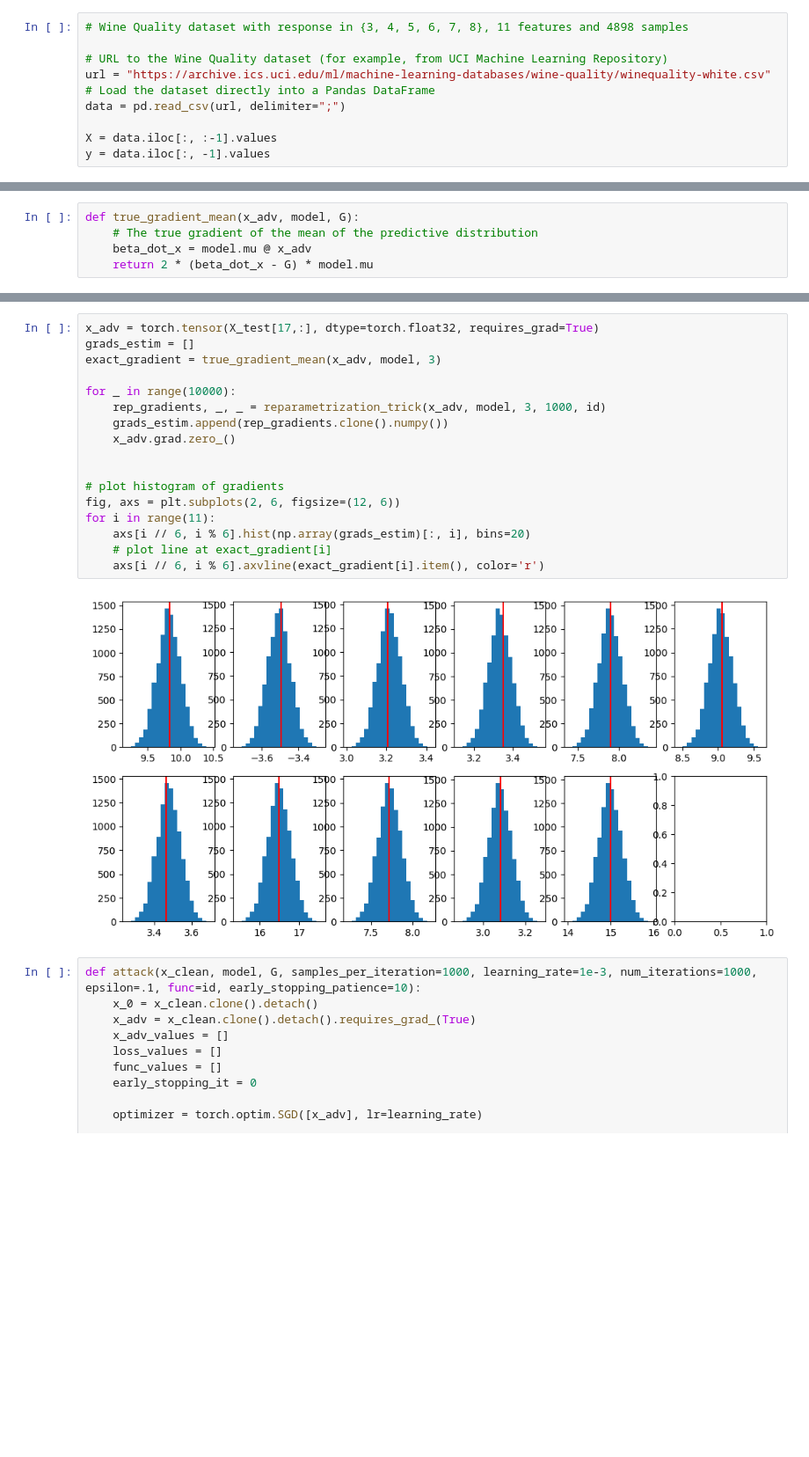
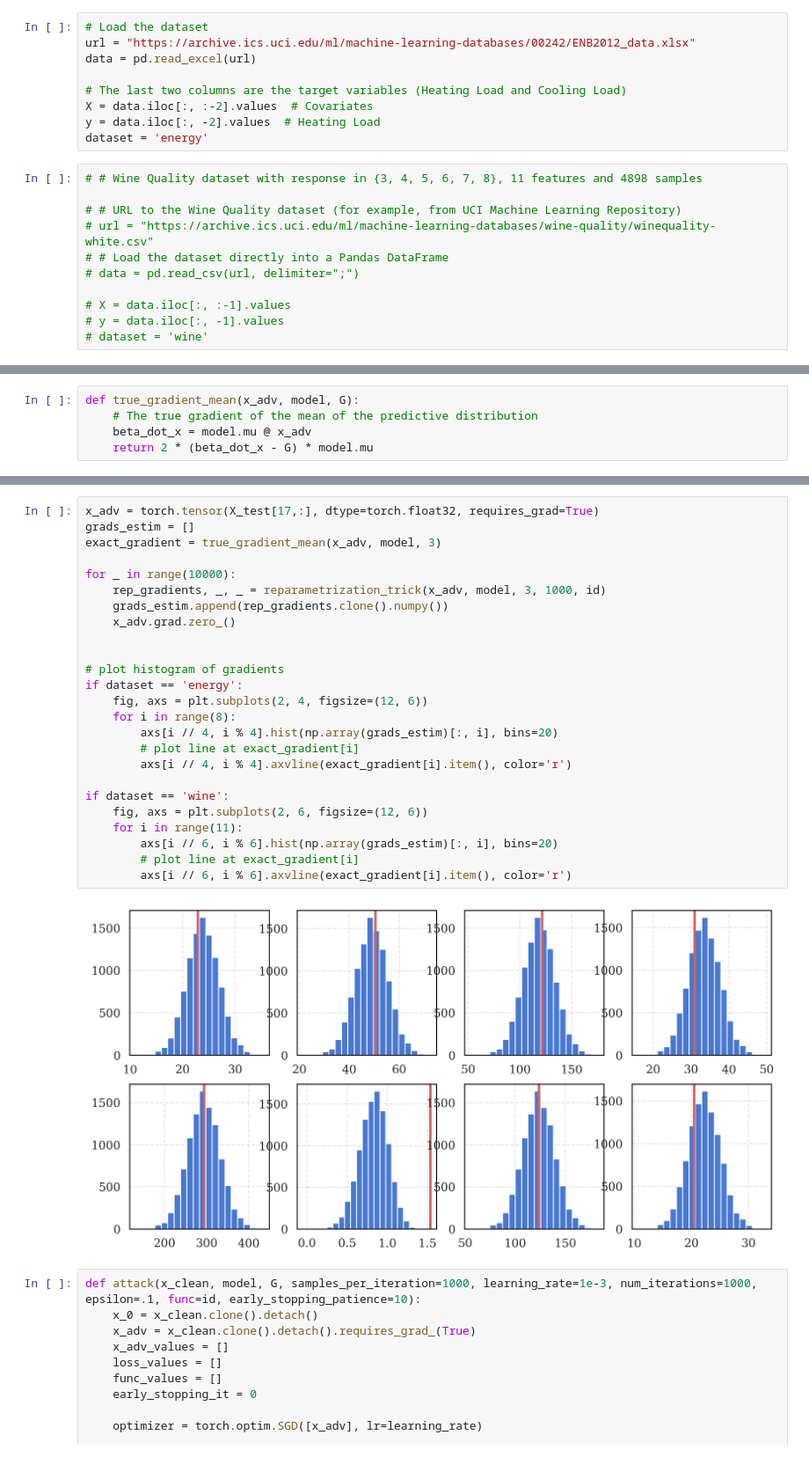
Before and after one commit to pablogarciarce/AdvReg, a Jupyter notebook: notebooks/test_point_attack.ipynb, the cells around one changed output, grey strips where cells are left out. Shown at 88% size. Saved outputs shown, nothing was run; the diff lists cells and outputs as text; blank space fills up the shorter version.

```diff
--- a/notebooks/test_point_attack.ipynb
+++ b/notebooks/test_point_attack.ipynb
@@ -19,13 +43,23 @@ from sklearn.preprocessing import MinMaxScaler
+# %%
+# Load the dataset
+url = "https://archive.ics.uci.edu/ml/machine-learning-databases/00242/ENB2012_data.xlsx"
+data = pd.read_excel(url)
+
+# The last two columns are the target variables (Heating Load and Cooling Load)
+X = data.iloc[:, :-2].values  # Covariates
+y = data.iloc[:, -2].values  # Heating Load
+dataset = 'energy'
 # %%
-# Wine Quality dataset with response in {3, 4, 5, 6, 7, 8}, 11 features and 4898 samples
+# # Wine Quality dataset with response in {3, 4, 5, 6, 7, 8}, 11 features and 4898 samples
 
-# URL to the Wine Quality dataset (for example, from UCI Machine Learning Repository)
-url = "https://archive.ics.uci.edu/ml/machine-learning-databases/wine-quality/winequality-white.csv"
-# Load the dataset directly into a Pandas DataFrame
-data = pd.read_csv(url, delimiter=";")
+# # URL to the Wine Quality dataset (for example, from UCI Machine Learning Repository)
+# url = "https://archive.ics.uci.edu/ml/machine-learning-databases/wine-quality/winequality-white.csv"
+# # Load the dataset directly into a Pandas DataFrame
+# data = pd.read_csv(url, delimiter=";")
 
-X = data.iloc[:, :-1].values
-y = data.iloc[:, -1].values
+# X = data.iloc[:, :-1].values
+# y = data.iloc[:, -1].values
+# dataset = 'wine'
 # %%
 # Normalize the data
 scaler = MinMaxScaler()
@@ -86,22 +120,30 @@ Text(0.5, 0, 'Log10(Samples)')
 # %%
 x_adv = torch.tensor(X_test[17,:], dtype=torch.float32, requires_grad=True)
 grads_estim = []
 exact_gradient = true_gradient_mean(x_adv, model, 3)
 
 for _ in range(10000):
     rep_gradients, _, _ = reparametrization_trick(x_adv, model, 3, 1000, id)
     grads_estim.append(rep_gradients.clone().numpy())
     x_adv.grad.zero_()
 
 
 # plot histogram of gradients
-fig, axs = plt.subplots(2, 6, figsize=(12, 6))
-for i in range(11):
-    axs[i // 6, i % 6].hist(np.array(grads_estim)[:, i], bins=20)
-    # plot line at exact_gradient[i]
-    axs[i // 6, i % 6].axvline(exact_gradient[i].item(), color='r')
+if dataset == 'energy':
+    fig, axs = plt.subplots(2, 4, figsize=(12, 6))
+    for i in range(8):
+        axs[i // 4, i % 4].hist(np.array(grads_estim)[:, i], bins=20)
+        # plot line at exact_gradient[i]
+        axs[i // 4, i % 4].axvline(exact_gradient[i].item(), color='r')
+
+if dataset == 'wine':
+    fig, axs = plt.subplots(2, 6, figsize=(12, 6))
+    for i in range(11):
+        axs[i // 6, i % 6].hist(np.array(grads_estim)[:, i], bins=20)
+        # plot line at exact_gradient[i]
+        axs[i // 6, i % 6].axvline(exact_gradient[i].item(), color='r')
 # %% [output]
-[figure, old version]
+[figure, new version]
 # %%
 def attack(x_clean, model, G, samples_per_iteration=1000, learning_rate=1e-3, num_iterations=1000, epsilon=.1, func=id, early_stopping_patience=10):
     x_0 = x_clean.clone().detach()
```
Also changed, not shown: parts of 18 cells of this notebook, 37 other files.
